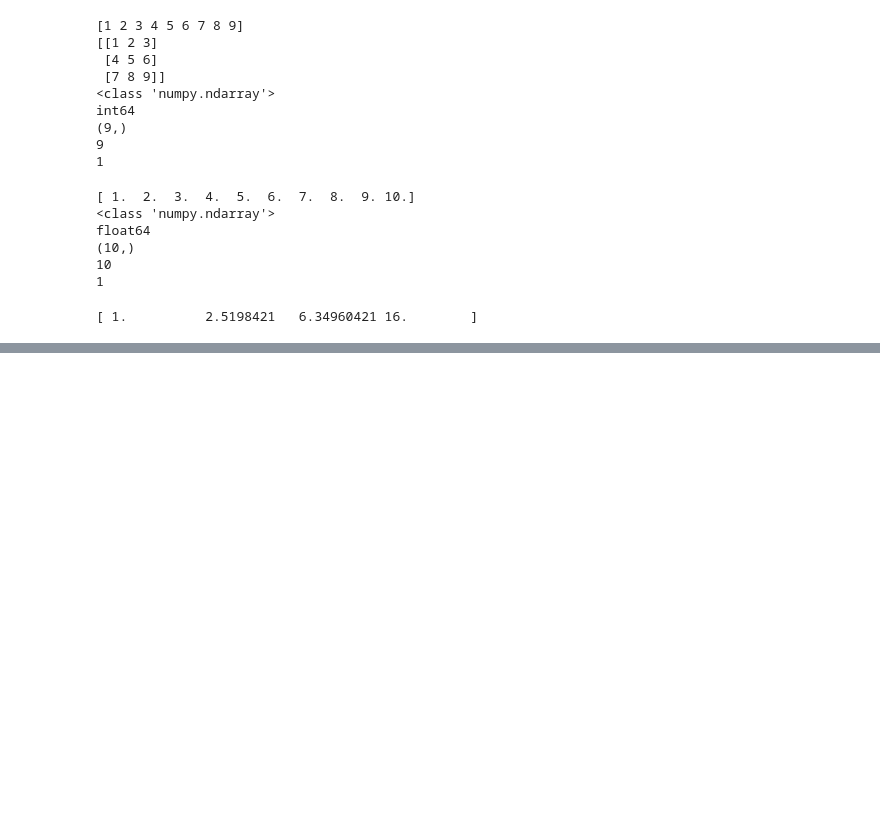
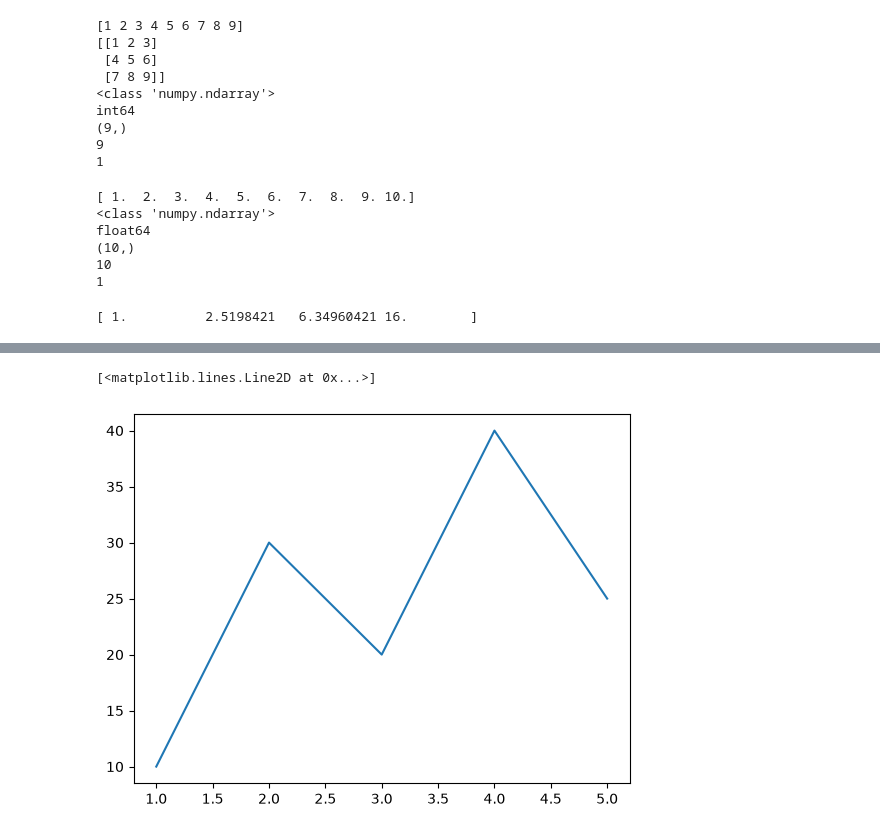
Before and after one commit to OmarFaruk097/python-for-AI-ML, a Jupyter notebook: python-basics.ipynb, the cells around one changed output, grey strips where cells are left out. Drawn from its saved outputs; the diff is of its cells as text; code cells hidden in the pictures; blank space fills up the shorter version.

Commit message:
numpy,pundas, 2D line plot, lineplot using seaborn

```diff
--- a/python-basics.ipynb
+++ b/python-basics.ipynb
@@ -699,0 +962,8 @@ print(arr)
+# %%
+hours = [1, 2, 3, 4, 5]
+scores = [10, 30, 20, 40, 25]
+
+plt.plot(hours, scores)
+# %% [output]
+[<matplotlib.lines.Line2D at 0x...>]
+[figure, added]
```
Also changed, not shown: parts of 52 cells of this notebook, 2 other files.
